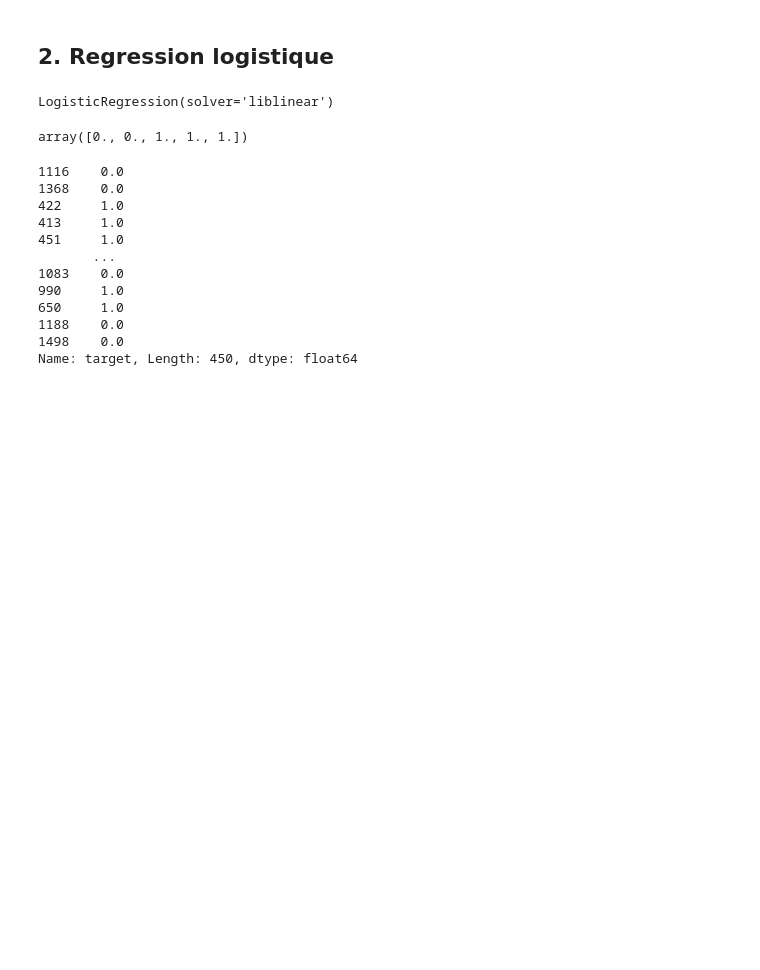
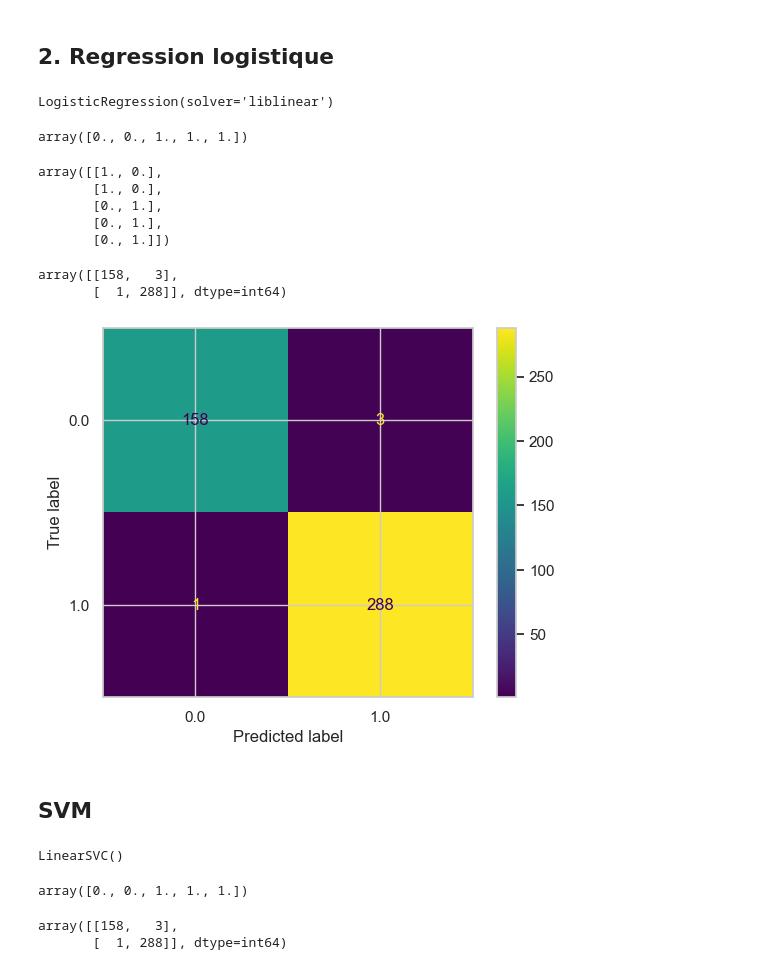
Before and after one commit to Nada-Lahbib/Project_10_Detection_des_faux_billets_avec_Python, a Jupyter notebook: notebooks/LAHBIB_Nada_1_notebook_022024.ipynb, the cells around one changed output. Saved outputs shown, nothing was run; the diff lists cells and outputs as text; code cells hidden in the pictures; blank space fills up the shorter version.

```diff
--- a/notebooks/LAHBIB_Nada_1_notebook_022024.ipynb
+++ b/notebooks/LAHBIB_Nada_1_notebook_022024.ipynb
@@ -606,3 +591,0 @@ array([[-0.48653957,  2.77412327,  3.16324041,  0.0553898 , -1.128325  ,
-# %%
-from sklearn.model_selection import train_test_split
-train_X, test_X, train_y, test_y= train_test_split(X, y, test_size=0.3, random_state=42)
@@ -826,18 +968,28 @@ y_pred_2=estimator_2.predict(test_X)
 y_pred_2[:5]
 # %% [output]
 array([0., 0., 1., 1., 1.])
-# %%
-test_y
-# %% [output]
-1116    0.0
-1368    0.0
-422     1.0
-413     1.0
-451     1.0
-       ...
-1083    0.0
-990     1.0
-650     1.0
-1188    0.0
-1498    0.0
-Name: target, Length: 450, dtype: float64
+# %%
+y_prob = estimator_2.predict_proba(test_X).round(2) #La probabilité de l'appartenance à tel ou tel classe
+y_prob[:5]
+# %% [output]
+array([[1., 0.],
+       [1., 0.],
+       [0., 1.],
+       [0., 1.],
+       [0., 1.]])
+# %%
+
+conf=confusion_matrix(test_y, y_pred_2, labels=estimator_2.classes_)
+conf
+# %% [output]
+array([[158,   3],
+       [  1, 288]], dtype=int64)
+# %%
+
+disp = ConfusionMatrixDisplay(confusion_matrix=conf, display_labels= estimator_2.classes_)
+disp.plot()
+plt.show()
+# %% [output]
+[figure, added]
+# %% [markdown]
+## SVM
@@ -843,0 +998,15 @@ Name: target, Length: 450, dtype: float64
+# %%
+estimator_3.fit(train_X, train_y)
+# %% [output]
+LinearSVC()
+# %%
+y_pred_3=estimator_3.predict(test_X)
+y_pred_3[:5]
+# %% [output]
+array([0., 0., 1., 1., 1.])
+# %%
+conf=confusion_matrix(test_y, y_pred_3, labels=estimator_3.classes_)
+conf
+# %% [output]
+array([[158,   3],
+       [  1, 288]], dtype=int64)
```
Also changed, not shown: parts of 29 cells of this notebook.
